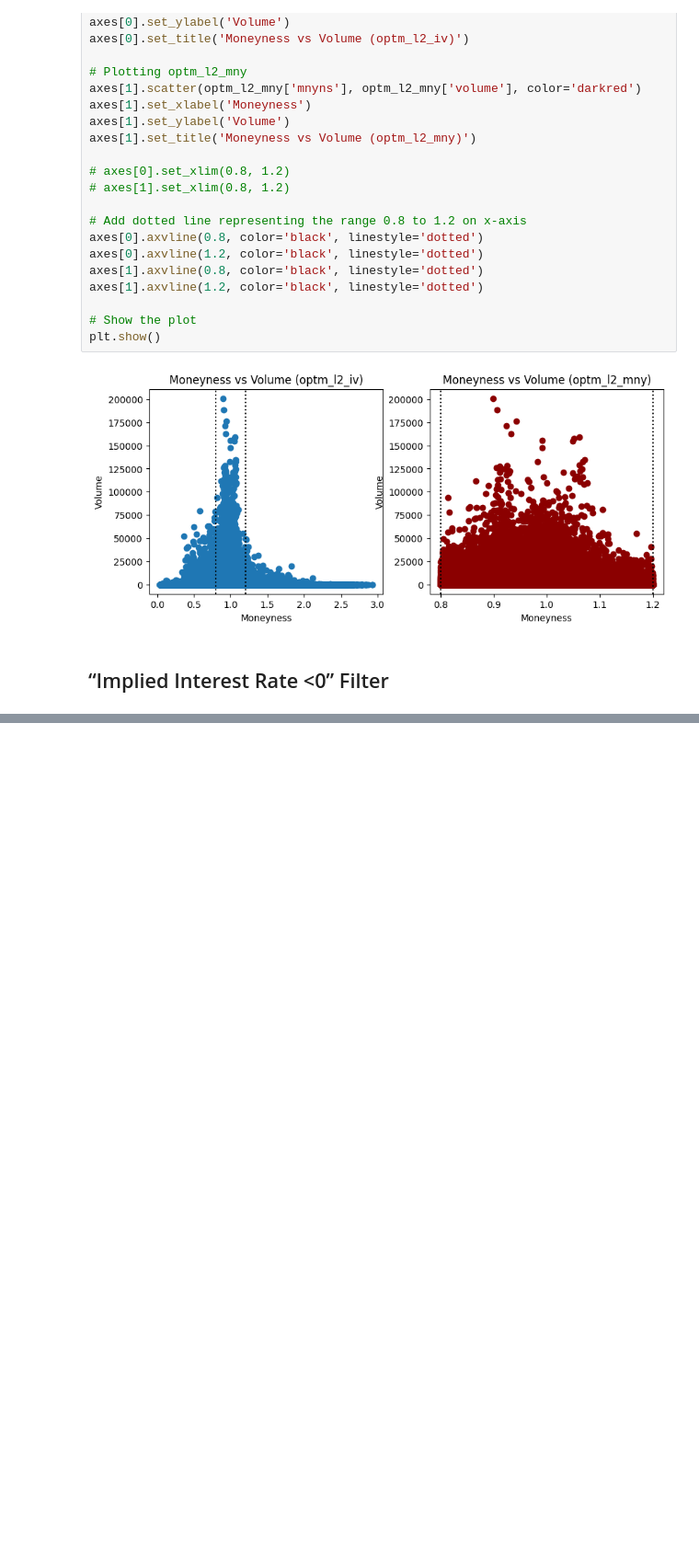
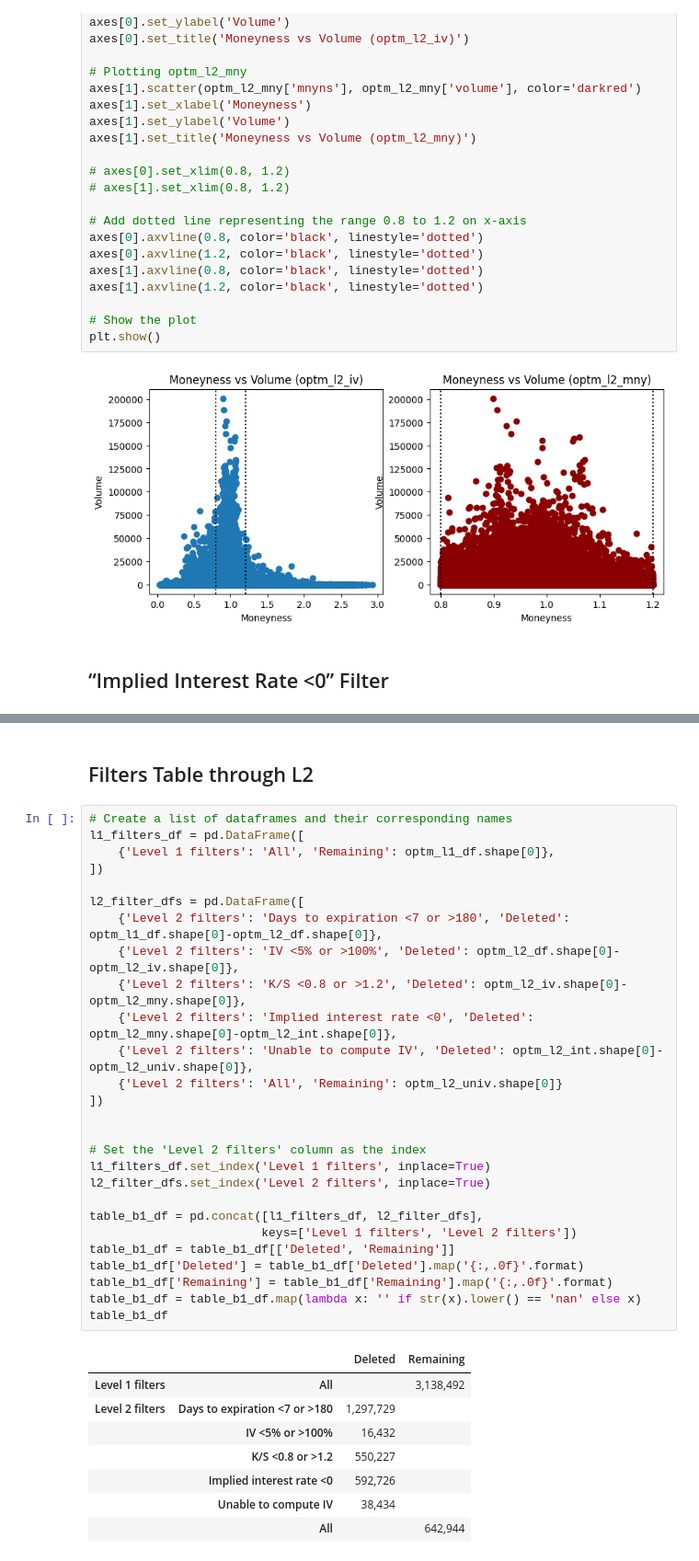
Before and after one commit to harrypandas/finm-32900_final_project, a Jupyter notebook: notebooks/03_Level02_Filters.ipynb, the cells around one changed output, grey strips where cells are left out. Shown at 92% size. Drawn from its saved outputs; the diff is of its cells as text; blank space fills up the shorter version.

```diff
--- a/notebooks/03_Level02_Filters.ipynb
+++ b/notebooks/03_Level02_Filters.ipynb
@@ -352,0 +332,38 @@ optm_l2_int._merge.value_counts()['both']/optm_l2_int.shape[0]
+# %% [markdown]
+## Filters Table through L2
+# %%
+# Create a list of dataframes and their corresponding names
+l1_filters_df = pd.DataFrame([
+    {'Level 1 filters': 'All', 'Remaining': optm_l1_df.shape[0]},
+])
+
+l2_filter_dfs = pd.DataFrame([
+    {'Level 2 filters': 'Days to expiration <7 or >180', 'Deleted': optm_l1_df.shape[0]-optm_l2_df.shape[0]},
+    {'Level 2 filters': 'IV <5% or >100%', 'Deleted': optm_l2_df.shape[0]-optm_l2_iv.shape[0]},
+    {'Level 2 filters': 'K/S <0.8 or >1.2', 'Deleted': optm_l2_iv.shape[0]-optm_l2_mny.shape[0]},
+    {'Level 2 filters': 'Implied interest rate <0', 'Deleted': optm_l2_mny.shape[0]-optm_l2_int.shape[0]},
+    {'Level 2 filters': 'Unable to compute IV', 'Deleted': optm_l2_int.shape[0]-optm_l2_univ.shape[0]},
+    {'Level 2 filters': 'All', 'Remaining': optm_l2_univ.shape[0]}
+])
+
+
+# Set the 'Level 2 filters' column as the index
+l1_filters_df.set_index('Level 1 filters', inplace=True)
+l2_filter_dfs.set_index('Level 2 filters', inplace=True)
+
+table_b1_df = pd.concat([l1_filters_df, l2_filter_dfs],
+                        keys=['Level 1 filters', 'Level 2 filters'])
+table_b1_df = table_b1_df[['Deleted', 'Remaining']]
+table_b1_df['Deleted'] = table_b1_df['Deleted'].map('{:,.0f}'.format)
+table_b1_df['Remaining'] = table_b1_df['Remaining'].map('{:,.0f}'.format)
+table_b1_df = table_b1_df.map(lambda x: '' if str(x).lower() == 'nan' else x)
+table_b1_df
+# %% [output]
+|  |  | Deleted | Remaining |
+| Level 1 filters | All |  | 3,138,492 |
+| Level 2 filters | Days to expiration <7 or >180 | 1,297,729 |  |
+|  | IV <5% or >100% | 16,432 |  |
+|  | K/S <0.8 or >1.2 | 550,227 |  |
+|  | Implied interest rate <0 | 592,726 |  |
+|  | Unable to compute IV | 38,434 |  |
+|  | All |  | 642,944 |
```
Also changed, not shown: parts of 21 cells of this notebook, 1 other file.
